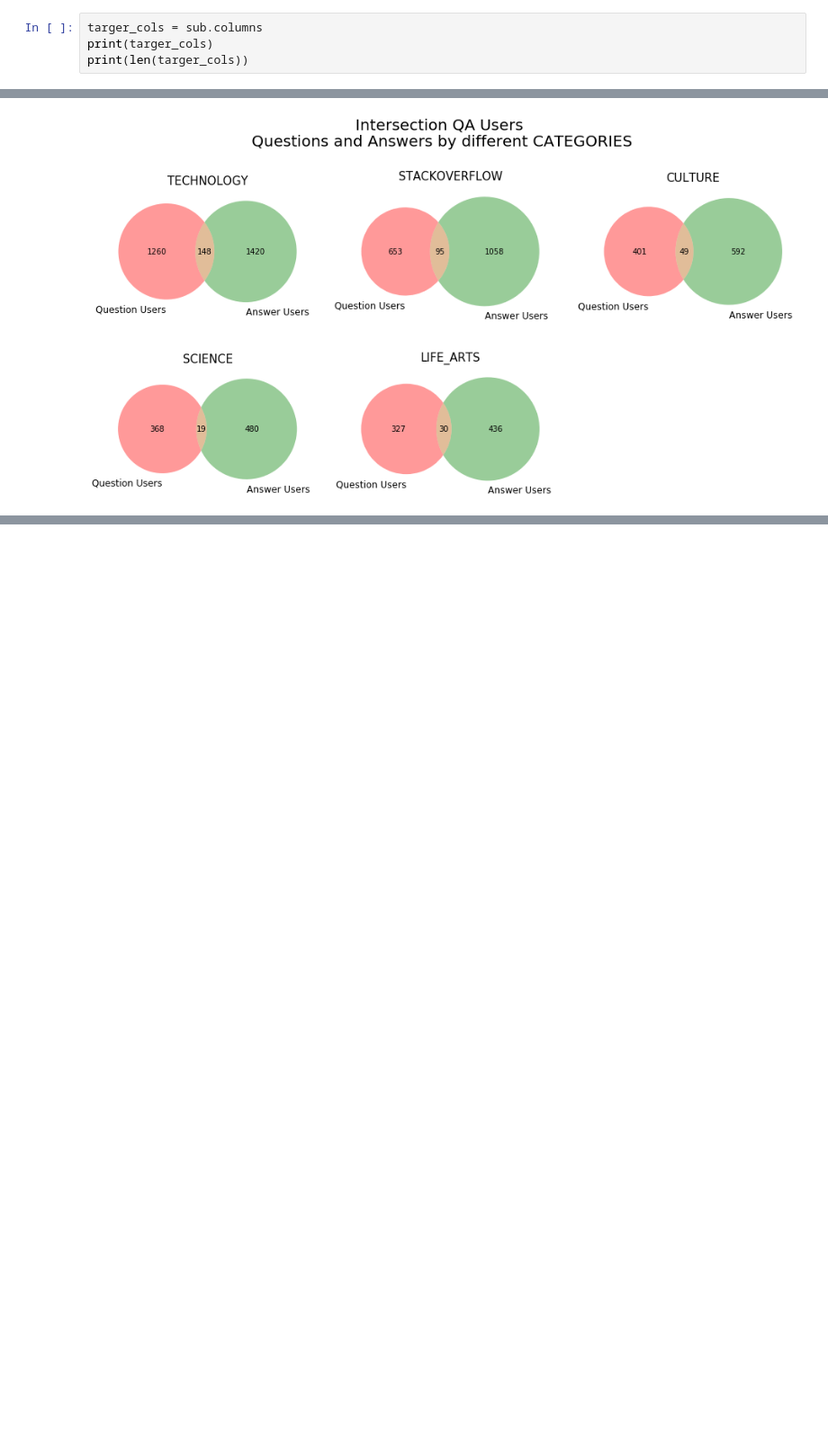
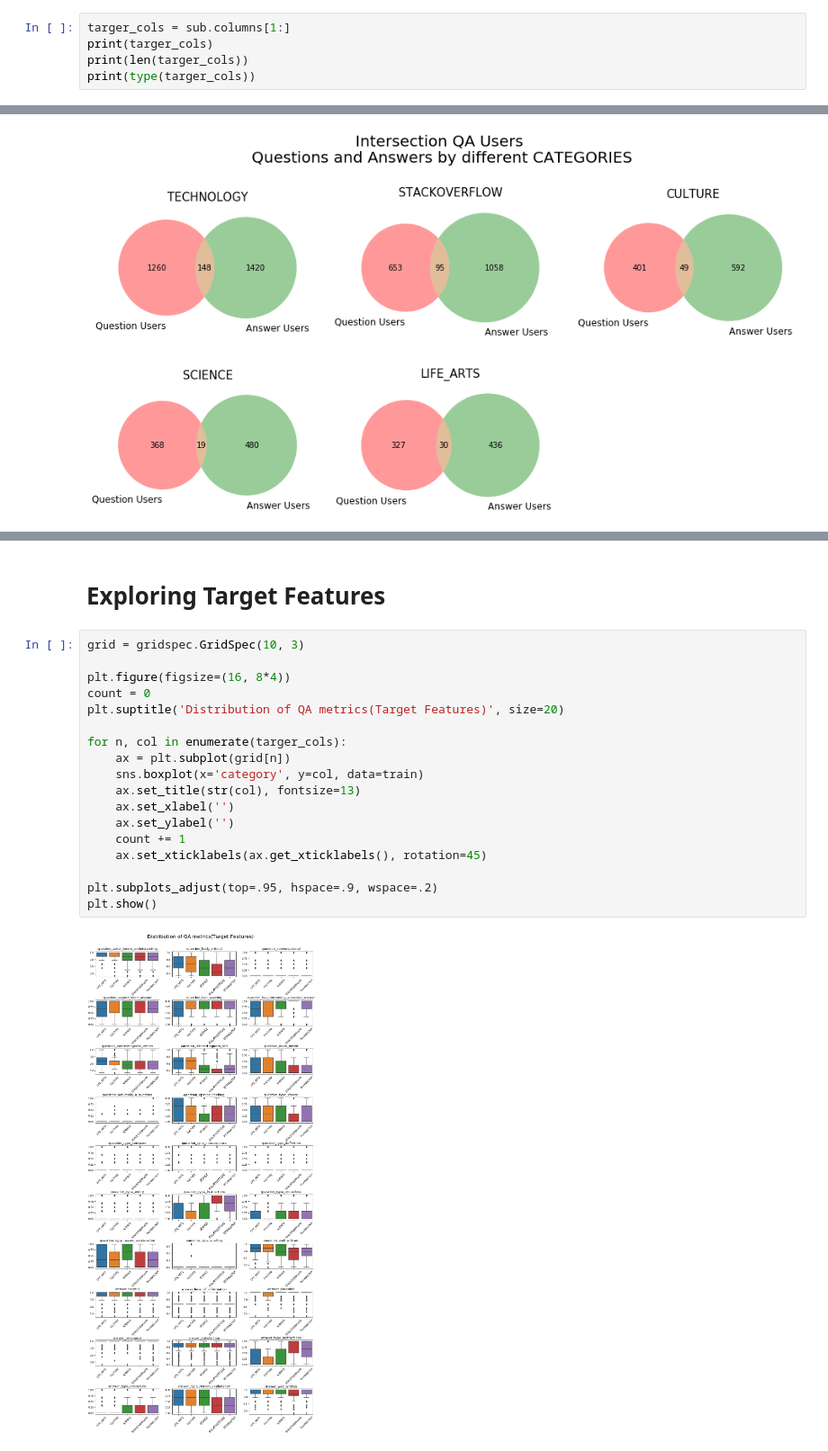
Before and after one commit to prakhar154/GoogleQuestQ-ALabeling, a Jupyter notebook: code.ipynb, the cells around one changed output, grey strips where cells are left out. Shown: that part at 90% size. Cells and saved outputs as stored; diff of their text form; blank space fills up the shorter version.

Commit message:
exploring target features

```diff
--- a/code.ipynb
+++ b/code.ipynb
@@ -46,7 +47,8 @@ sub.head()
 | 4 | 200 | 0.02074 | 0.02074 | 0.02074 | 0.02074 | ... |
 5 rows × 31 columns
 # %%
-targer_cols = sub.columns
+targer_cols = sub.columns[1:]
 print(targer_cols)
 print(len(targer_cols))
+print(type(targer_cols))
 # %% [output]
@@ -216,0 +270,22 @@ plt.show()
+# %% [markdown]
+# Exploring Target Features
+# %%
+grid = gridspec.GridSpec(10, 3)
+
+plt.figure(figsize=(16, 8*4))
+count = 0
+plt.suptitle('Distribution of QA metrics(Target Features)', size=20)
+
+for n, col in enumerate(targer_cols):
+    ax = plt.subplot(grid[n])
+    sns.boxplot(x='category', y=col, data=train)
+    ax.set_title(str(col), fontsize=13)
+    ax.set_xlabel('')
+    ax.set_ylabel('')
+    count += 1
+    ax.set_xticklabels(ax.get_xticklabels(), rotation=45)
+
+plt.subplots_adjust(top=.95, hspace=.9, wspace=.2)
+plt.show()
+# %% [output]
+[figure, added]
```
Also changed, not shown: parts of 8 cells of this notebook.
